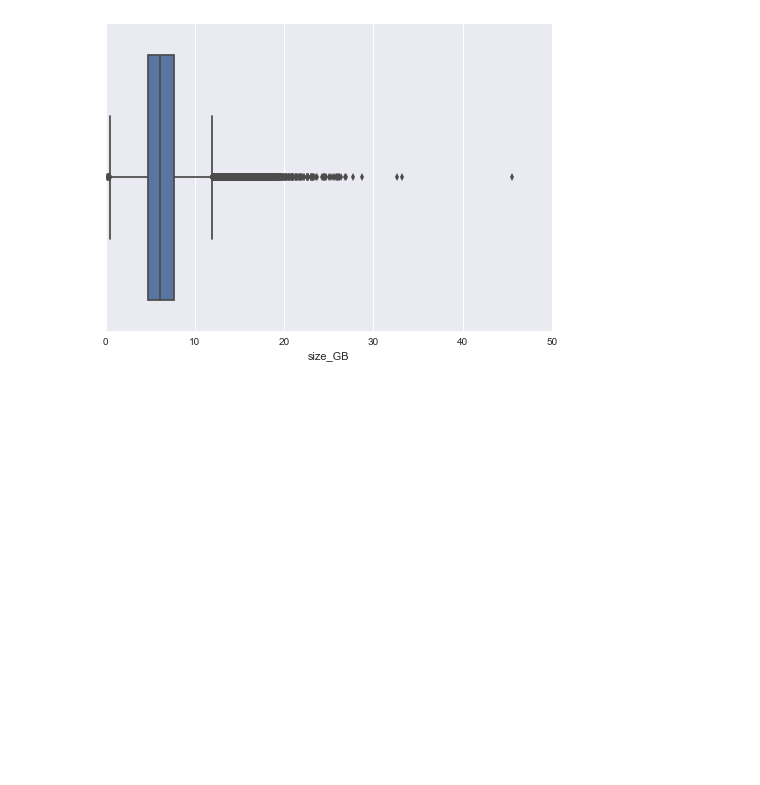
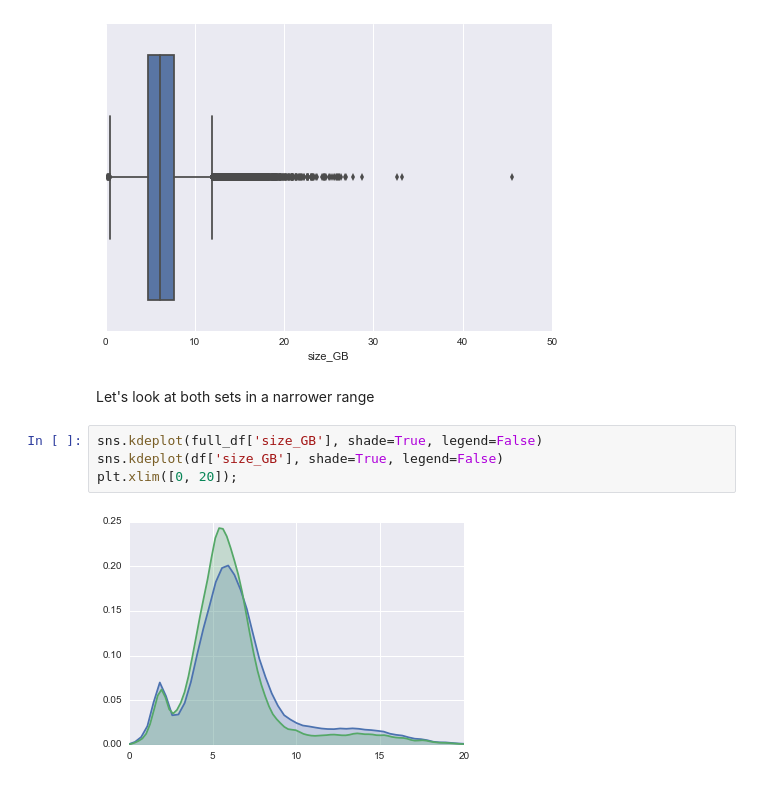
Before and after one commit to jvivian/ipython_notebooks, a Jupyter notebook: tcga_rnaseq_analysis/TCGA rna-seq analysis.ipynb, the cells around one changed output. Drawn from its saved outputs; the diff is of its cells as text; blank space fills up the shorter version.

Commit message:
Added overlapping KDE plot

```diff
--- a/tcga_rnaseq_analysis/TCGA rna-seq analysis.ipynb
+++ b/tcga_rnaseq_analysis/TCGA rna-seq analysis.ipynb
@@ -95,3 +96,11 @@ Total: 169421.20GB or 165.45TB
 sns.boxplot(full_df['size_GB']);
 # %% [output]
 [figure]
+# %% [markdown]
+Let's look at both sets in a narrower range
+# %%
+sns.kdeplot(full_df['size_GB'], shade=True, legend=False)
+sns.kdeplot(df['size_GB'], shade=True, legend=False)
+plt.xlim([0, 20]);
+# %% [output]
+[figure, added]
```
Also changed, not shown: parts of 1 cell of this notebook.
